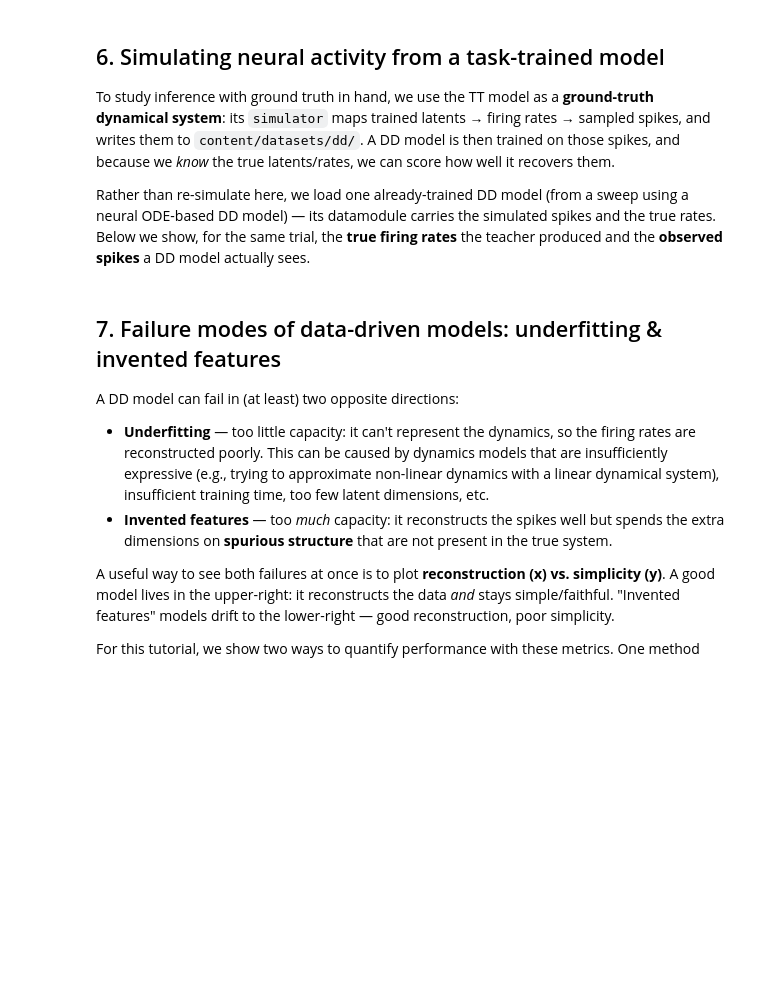
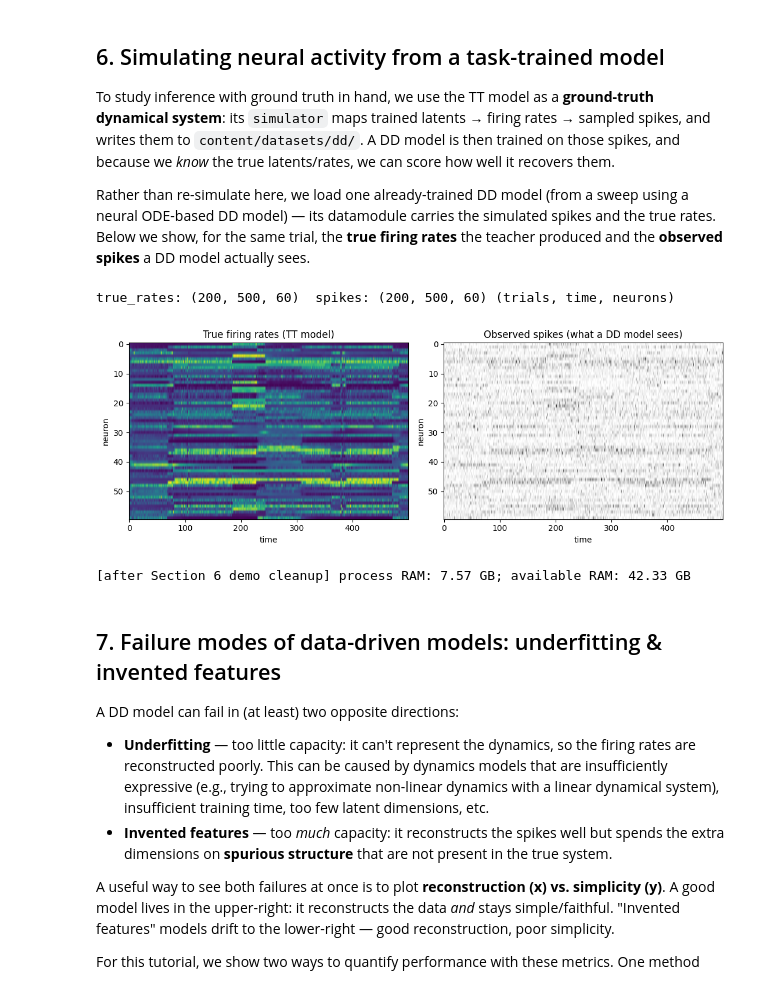
Before and after one commit to snel-repo/ComputationThroughDynamicsToolkit, a Jupyter notebook: examples/CtDToolkit_Walkthrough_Colab.ipynb, the cells around one changed output. Cells and saved outputs as stored; diff of their text form; code cells hidden in the pictures; blank space fills up the shorter version.

Commit message:
retooling for memory

```diff
--- a/examples/CtDToolkit_Walkthrough_Colab.ipynb
+++ b/examples/CtDToolkit_Walkthrough_Colab.ipynb
@@ -628,27 +667,29 @@ datamodule carries the simulated spikes and the true rates. Below we show, for t
 # %%
 # Load a single data-driven model just to access the simulated dataset it was trained on.
 sub0 = sorted(p for p in Path(PATH_NODE_SWEEP).glob("*latent_size=8*seed=0*") if p.is_dir())
 dd_demo = Analysis_DD.create(run_name="demo", filepath=str(sub0[0]) + "/", model_type="SAE")
 
 true_rates = dd_demo.get_true_rates(phase="val").detach().cpu().numpy()
 spikes = dd_demo.get_spiking(phase="val").detach().cpu().numpy()
 print("true_rates:", true_rates.shape, " spikes:", spikes.shape, "(trials, time, neurons)")
 
 trial = 0
 fig, axes = plt.subplots(1, 2, figsize=(11, 4))
 axes[0].imshow(true_rates[trial].T, aspect="auto", cmap="viridis")
 axes[0].set_title("True firing rates (TT model)")
 axes[0].set_xlabel("time"); axes[0].set_ylabel("neuron")
 axes[1].imshow(spikes[trial].T, aspect="auto", cmap="Greys")
 axes[1].set_title("Observed spikes (what a DD model sees)")
 axes[1].set_xlabel("time"); axes[1].set_ylabel("neuron")
 fig.tight_layout()
 plt.show()
 # Keep Colab memory low before the model-sweep sections below.
-del dd_demo, true_rates, spikes
-gc.collect()
-if torch.cuda.is_available():
-    torch.cuda.empty_cache()
+del dd_demo, true_rates, spikes, fig, axes
+release_memory("after Section 6 demo cleanup")
+# %% [output]
+true_rates: (200, 500, 60)  spikes: (200, 500, 60) (trials, time, neurons)
+[figure, added]
+[after Section 6 demo cleanup] process RAM: 7.57 GB; available RAM: 42.33 GB
 # %% [markdown]
 ## 7. Failure modes of data-driven models: underfitting & invented features
 
```
Also changed, not shown: parts of 16 cells of this notebook.
